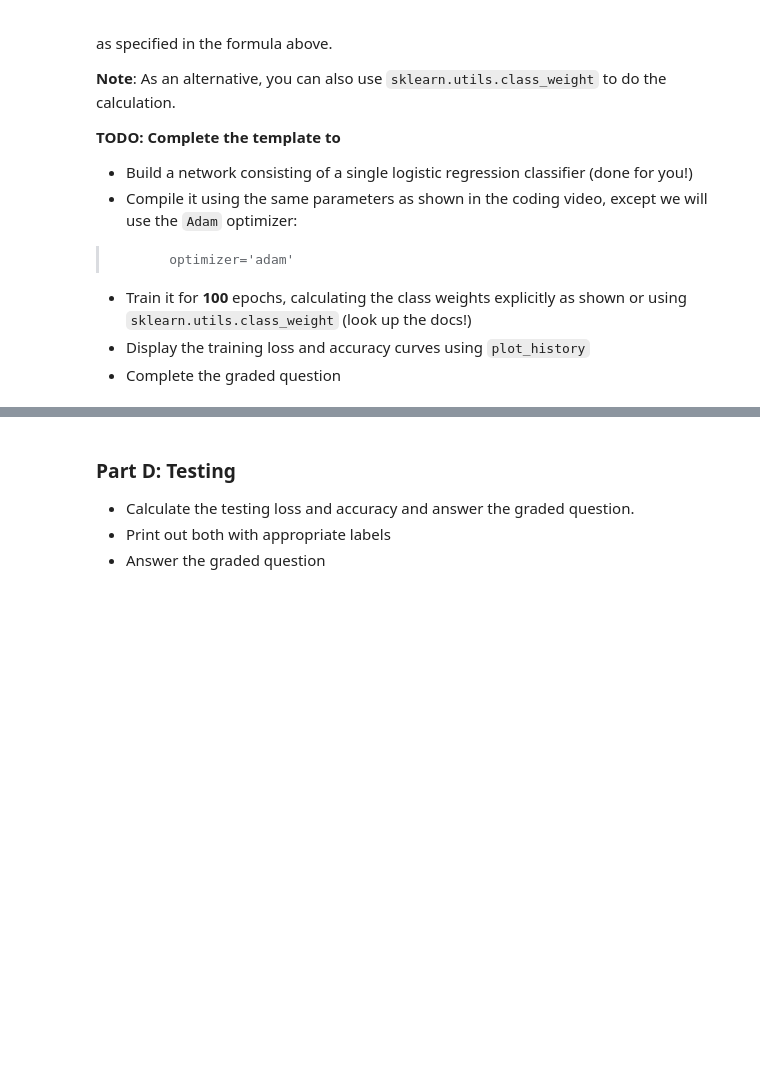
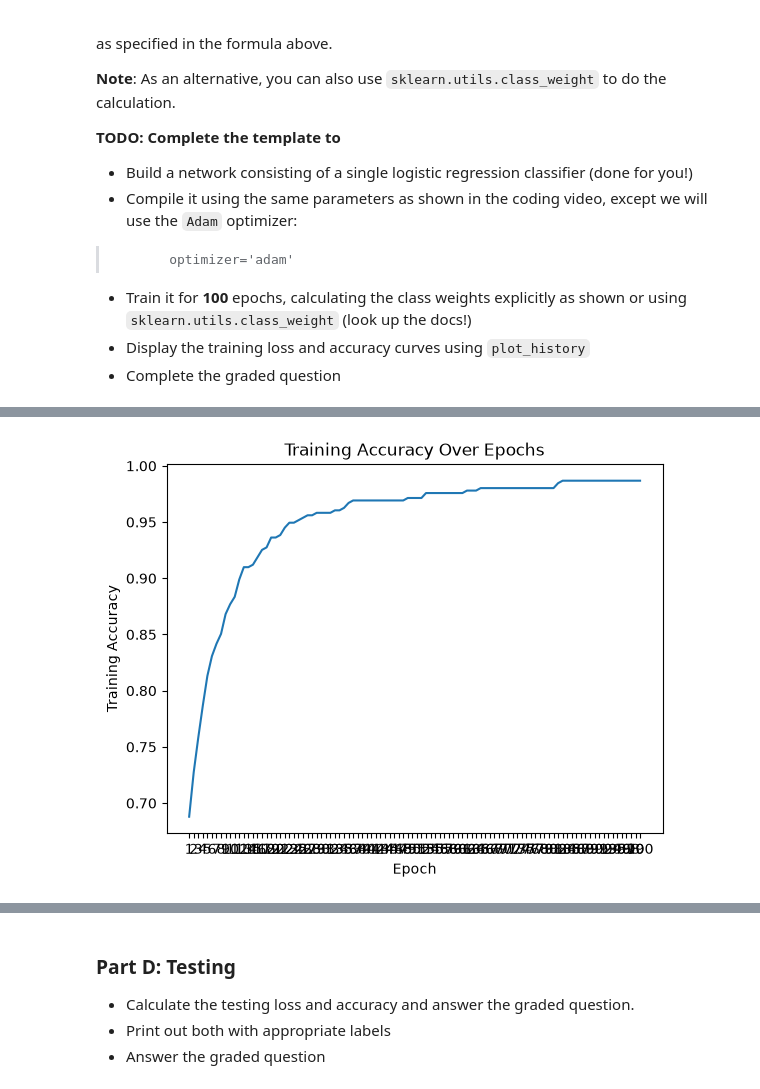
Before and after one commit to nwing2/DX703_Homework, a Jupyter notebook: DX703_Homework_01.ipynb, the cells around one changed output, grey strips where cells are left out. Cells and saved outputs as stored; diff of their text form; code cells hidden in the pictures; blank space fills up the shorter version.

```diff
--- a/DX703_Homework_01.ipynb
+++ b/DX703_Homework_01.ipynb
@@ -240,0 +389,11 @@ model_baseline = keras.Sequential(
+# %%
+plt.title("Training Accuracy Over Epochs")
+plt.plot(range(1, n_epochs+1), baseline_history.history["accuracy"])
+plt.xlabel("Epoch")
+plt.ylabel("Training Accuracy")
+plt.xticks(range(1, n_epochs+1))
+plt.show()
+
+print(f'Final Training Accuracy: {baseline_history.history["accuracy"][-1]:4f}')
+# %% [output]
+[figure, added]
```
Also changed, not shown: parts of 54 cells of this notebook.
